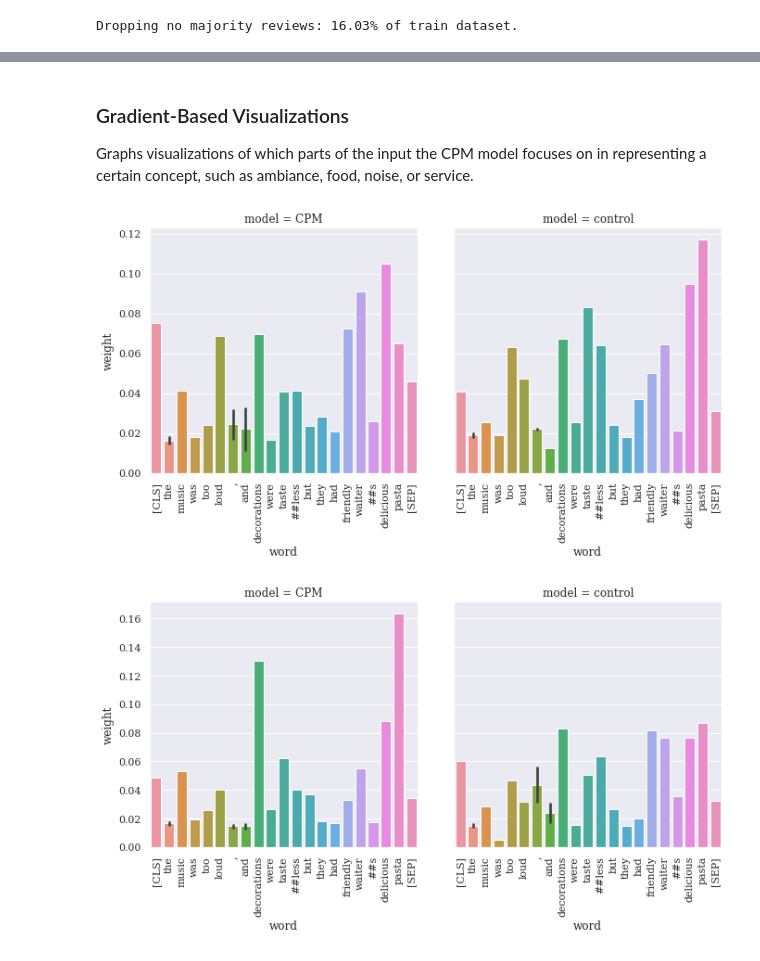
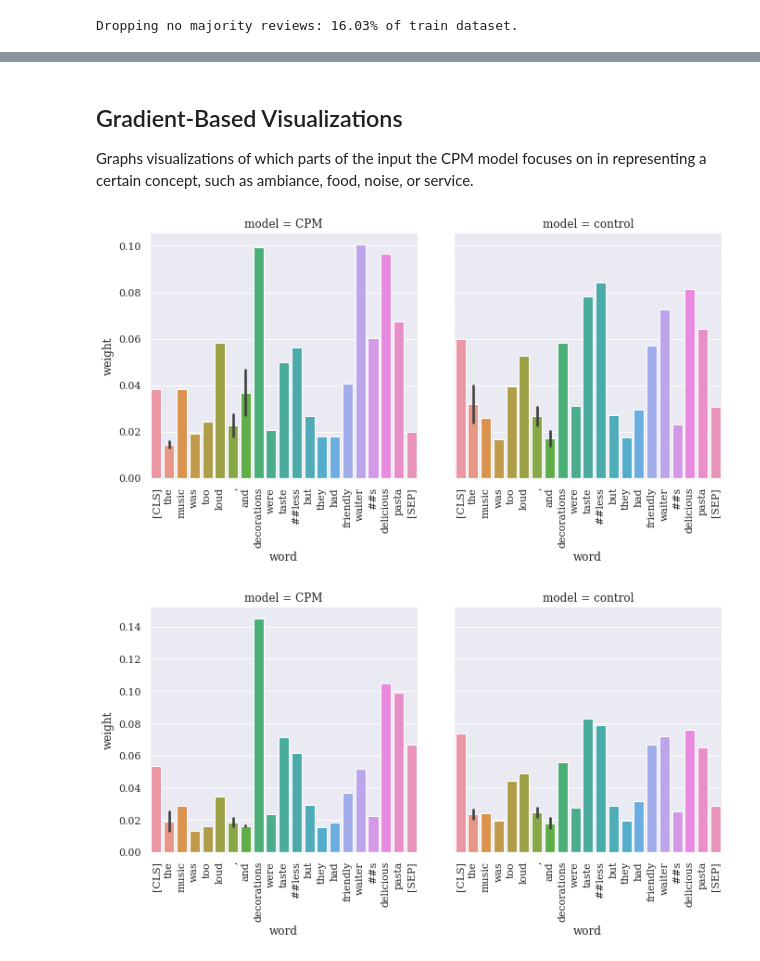
Before and after one commit to frankaging/Causal-Proxy-Model, a Jupyter notebook: cpm_experiments/gradients.ipynb, the cells around one changed output, grey strips where cells are left out. Drawn from its saved outputs; the diff is of its cells as text; code cells hidden in the pictures.

Commit message:
Cleaned up code, added saliency computation for logits through final layer

```diff
--- a/cpm_experiments/gradients.ipynb
+++ b/cpm_experiments/gradients.ipynb
@@ -366,0 +433,15 @@ def tokenize_sentence(sentence, explanator):
+# %%
+def display_bar_plot(plot_df):
+    """
+    Helper function to plot saliency map for `explain_interventions_with_gradients`.
+    """
+    g = sns.catplot(
+        data=plot_df,
+        x='word',
+        y='weight',
+        col='model',
+        kind='bar'
+    )
+    axes = g.axes[0]
+    for ax in axes:
+        _ = ax.set_xticklabels(ax.get_xticklabels(), rotation=90)
@@ -456,9 +536,8 @@ def compute_saliency_of_final_layer(model, x, explanator, aspect=None):
     mask[:, 0, start_idx:end_idx] = 1
     output_grad.backward(gradient=mask)
 
-    # get gradient at input layer
-    saliency, _ = torch.max(outputs.hidden_states[0].grad.data.abs(), dim=-1)
-    return saliency.detach().cpu().numpy()[0]
+    # return gradient at input layer
+    return outputs.hidden_states[0].grad.data.clone().detach().cpu().numpy()
 # %%
 def compute_weighted_saliency(model, x, explanator, aspect=None):
     """
@@ -510,7 +589,7 @@ def compute_weighted_saliency(model, x, explanator, aspect=None):
     mask[:, 0, start_idx:end_idx] = 1
     last_layer.backward(gradient=mask, retain_graph=True)
 
-    first_layer_gradient = first_layer.grad.data.abs().clone().detach()
+    first_layer_gradient = first_layer.grad.data.clone().detach()
 
 
     # reset gradients
@@ -524,12 +603,10 @@ def compute_weighted_saliency(model, x, explanator, aspect=None):
     output_max = logits[0, classification]
     output_max.backward(retain_graph=True)
 
-    last_layer_gradient = last_layer.grad.data.abs().clone().detach()
+    last_layer_gradient = last_layer.grad.data.clone().detach()
 
     # multiply gradient at input level with gradient of CLS vector at final layer,
     # since only this slice is used in computing the output logits
     weighted_gradient = first_layer_gradient * last_layer_gradient[:, 0, :]
 
-    saliency, _ = torch.max(weighted_gradient, dim=-1)
-
-    return saliency[0].cpu().numpy()
+    return weighted_gradient.clone().detach().cpu().numpy()
@@ -622,22 +772,22 @@ def explain_interventions_with_gradients(
 # %% [markdown]
-### Gradient-Based Visualizations
+## Gradient-Based Visualizations
 
 Graphs visualizations of which parts of the input the CPM model focuses on in representing a certain concept, such as ambiance, food, noise, or service.
 # %%
 example_sentence = 'The music was too loud, and the decorations were tasteless, but they had friendly waiters and delicious pasta'
 # %%
 # which tokens influence the representation of ambiance?
-_, plot_data = explain_interventions_with_gradients(
-    example_sentence, cpm_explainer, 0, normalize=True, softmax_norm=False, control_for_gradient=False, saliency_fn=compute_weighted_saliency
+explain_interventions_with_gradients(
+    example_sentence, cpm_explainer, 0, normalize=True, softmax_norm=False, control_for_gradient=False, saliency_fn=compute_guided_saliency, grad_apply_fn=np.abs
 )
 # %% [output]
-[figure, old version]
+[figure, new version]
 # %%
 # which tokens influence the representation of food?
-_, plot_data = explain_interventions_with_gradients(
-    example_sentence, cpm_explainer, 1, normalize=True, softmax_norm=False, control_for_gradient=True, saliency_fn=compute_weighted_saliency
+explain_interventions_with_gradients(
+    example_sentence, cpm_explainer, 1, normalize=True, softmax_norm=False, control_for_gradient=False, saliency_fn=compute_guided_saliency, grad_apply_fn=np.abs
 )
 # %% [output]
-[figure, old version]
+[figure, new version]
 # %%
 # which tokens influence the representation of noise?
```
Also changed, not shown: parts of 20 cells of this notebook.
